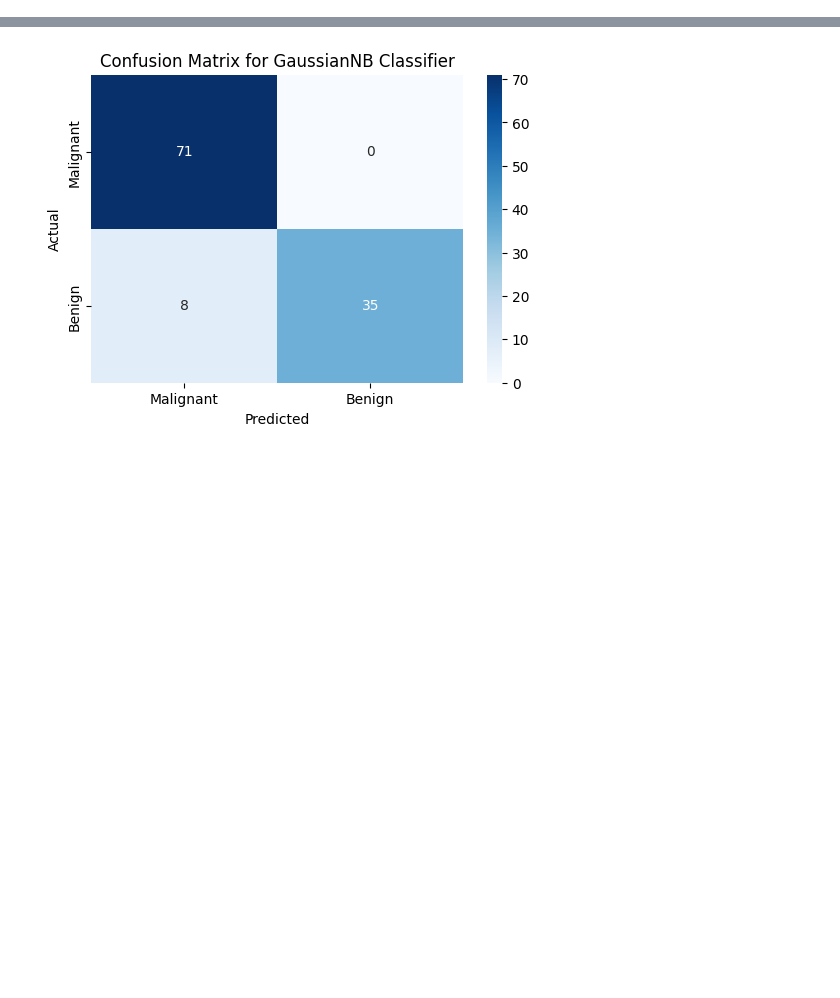
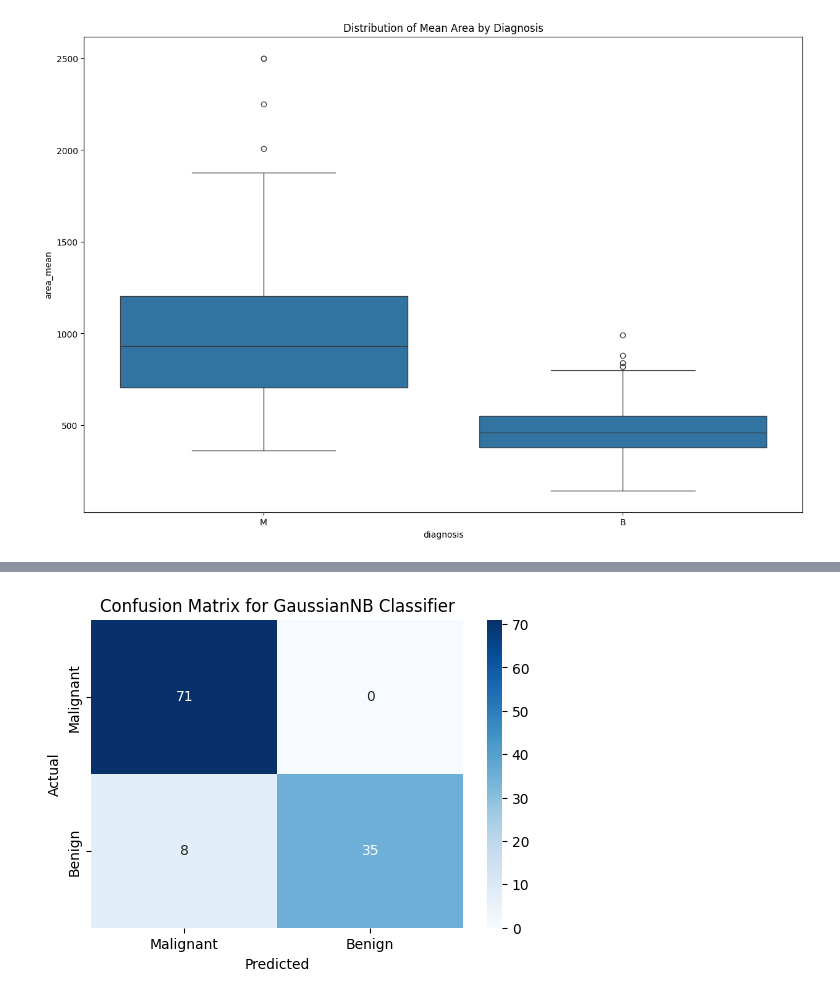
Before and after one commit to prnvpwr2612/ML-Labs, a Jupyter notebook: Self Written/Breast Cancer/Bayesian Classification.ipynb, the cells around one changed output, grey strips where cells are left out. Saved outputs shown, nothing was run; the diff lists cells and outputs as text; code cells hidden in the pictures; blank space fills up the shorter version.

```diff
--- a/Self Written/Breast Cancer/Bayesian Classification.ipynb
+++ b/Self Written/Breast Cancer/Bayesian Classification.ipynb
@@ -26,3 +30,11 @@ cancer
+# %%
+# Box Plot of Key Features
+plt.figure(figsize=(15, 10))
+sns.boxplot(x='diagnosis', y='area_mean', data=cancer)
+plt.title('Distribution of Mean Area by Diagnosis')
+plt.show()
+# %% [output]
+[figure, added]
 # %%
 X = cancer[['radius_mean']]
 y = cancer['diagnosis']
```
Also changed, not shown: parts of 7 cells of this notebook, 3 other files.
